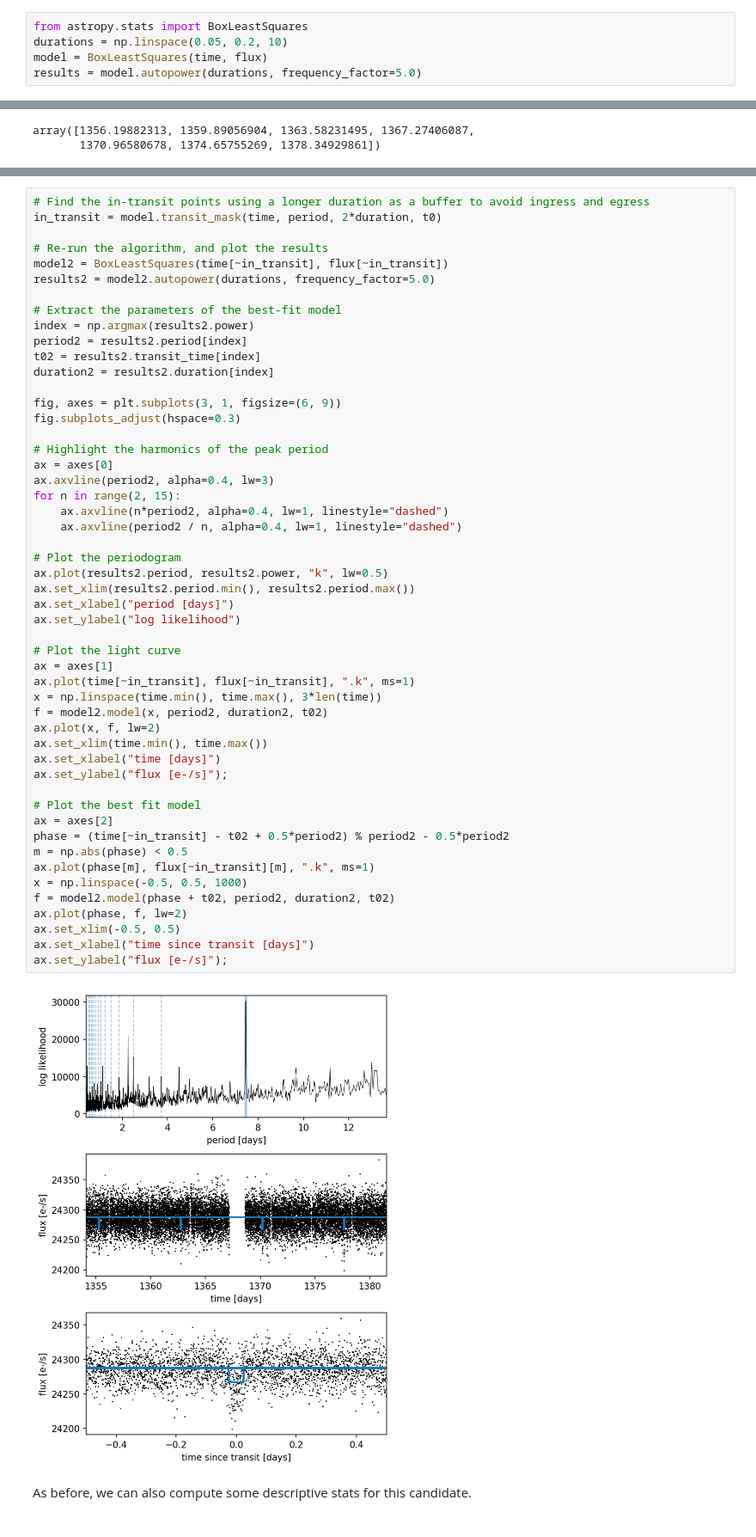
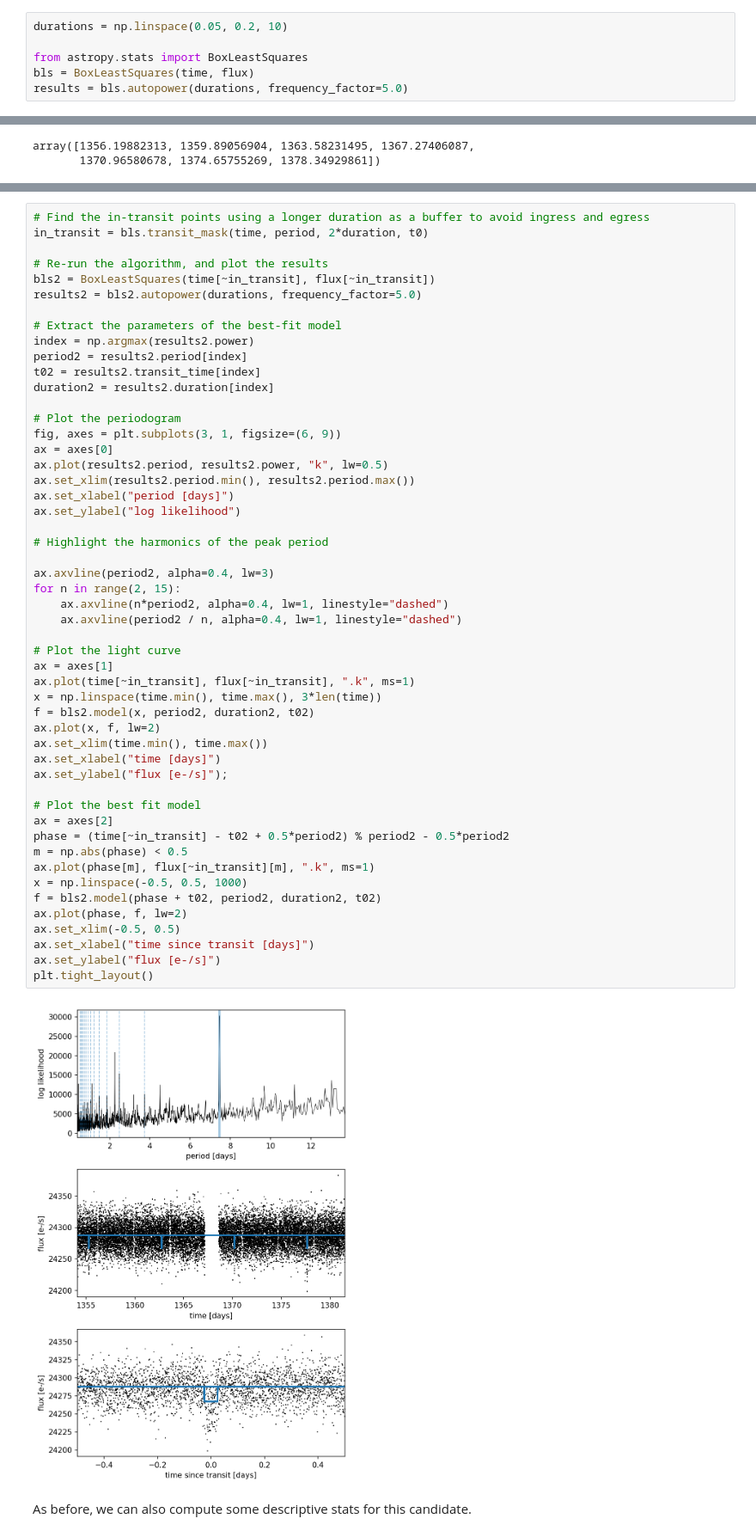
Before and after one commit to spacetelescope/tessworkshop_tutorials, a Jupyter notebook: bls/bls-tutorial.ipynb, the cells around one changed output, grey strips where cells are left out. Shown at 86% size. Cells and saved outputs as stored; diff of their text form.

```diff
--- a/bls/bls-tutorial.ipynb
+++ b/bls/bls-tutorial.ipynb
@@ -93,8 +105,9 @@ First, the user must select a set of durations to test (in the same units as the
 # %%
+durations = np.linspace(0.05, 0.2, 10)
+
 from astropy.stats import BoxLeastSquares
-durations = np.linspace(0.05, 0.2, 10)
-model = BoxLeastSquares(time, flux)
-results = model.autopower(durations, frequency_factor=5.0)
+bls = BoxLeastSquares(time, flux)
+results = bls.autopower(durations, frequency_factor=5.0)
 # %% [markdown]
 The `results` object is a dictionary with the following keys:
 # %%
@@ -257,10 +285,10 @@ We can do that using the `BoxLeastSquares.transit_mask` method
 # %%
 # Find the in-transit points using a longer duration as a buffer to avoid ingress and egress
-in_transit = model.transit_mask(time, period, 2*duration, t0)
+in_transit = bls.transit_mask(time, period, 2*duration, t0)
 
 # Re-run the algorithm, and plot the results
-model2 = BoxLeastSquares(time[~in_transit], flux[~in_transit])
-results2 = model2.autopower(durations, frequency_factor=5.0)
+bls2 = BoxLeastSquares(time[~in_transit], flux[~in_transit])
+results2 = bls2.autopower(durations, frequency_factor=5.0)
 
 # Extract the parameters of the best-fit model
 index = np.argmax(results2.power)
@@ -268,45 +296,45 @@ period2 = results2.period[index]
 t02 = results2.transit_time[index]
 duration2 = results2.duration[index]
 
+# Plot the periodogram
 fig, axes = plt.subplots(3, 1, figsize=(6, 9))
-fig.subplots_adjust(hspace=0.3)
+ax = axes[0]
+ax.plot(results2.period, results2.power, "k", lw=0.5)
+ax.set_xlim(results2.period.min(), results2.period.max())
+ax.set_xlabel("period [days]")
+ax.set_ylabel("log likelihood")
 
 # Highlight the harmonics of the peak period
-ax = axes[0]
+
 ax.axvline(period2, alpha=0.4, lw=3)
 for n in range(2, 15):
     ax.axvline(n*period2, alpha=0.4, lw=1, linestyle="dashed")
     ax.axvline(period2 / n, alpha=0.4, lw=1, linestyle="dashed")
 
-# Plot the periodogram
-ax.plot(results2.period, results2.power, "k", lw=0.5)
-ax.set_xlim(results2.period.min(), results2.period.max())
-ax.set_xlabel("period [days]")
-ax.set_ylabel("log likelihood")
-
 # Plot the light curve
 ax = axes[1]
 ax.plot(time[~in_transit], flux[~in_transit], ".k", ms=1)
 x = np.linspace(time.min(), time.max(), 3*len(time))
-f = model2.model(x, period2, duration2, t02)
+f = bls2.model(x, period2, duration2, t02)
 ax.plot(x, f, lw=2)
 ax.set_xlim(time.min(), time.max())
 ax.set_xlabel("time [days]")
 ax.set_ylabel("flux [e-/s]");
 
 # Plot the best fit model
 ax = axes[2]
 phase = (time[~in_transit] - t02 + 0.5*period2) % period2 - 0.5*period2
 m = np.abs(phase) < 0.5
 ax.plot(phase[m], flux[~in_transit][m], ".k", ms=1)
 x = np.linspace(-0.5, 0.5, 1000)
-f = model2.model(phase + t02, period2, duration2, t02)
+f = bls2.model(phase + t02, period2, duration2, t02)
 ax.plot(phase, f, lw=2)
 ax.set_xlim(-0.5, 0.5)
 ax.set_xlabel("time since transit [days]")
-ax.set_ylabel("flux [e-/s]");
+ax.set_ylabel("flux [e-/s]")
+plt.tight_layout()
 # %% [output]
-[figure, old version]
+[figure, new version]
 # %% [markdown]
 As before, we can also compute some descriptive stats for this candidate.
 # %%
```
Also changed, not shown: parts of 31 cells of this notebook.
